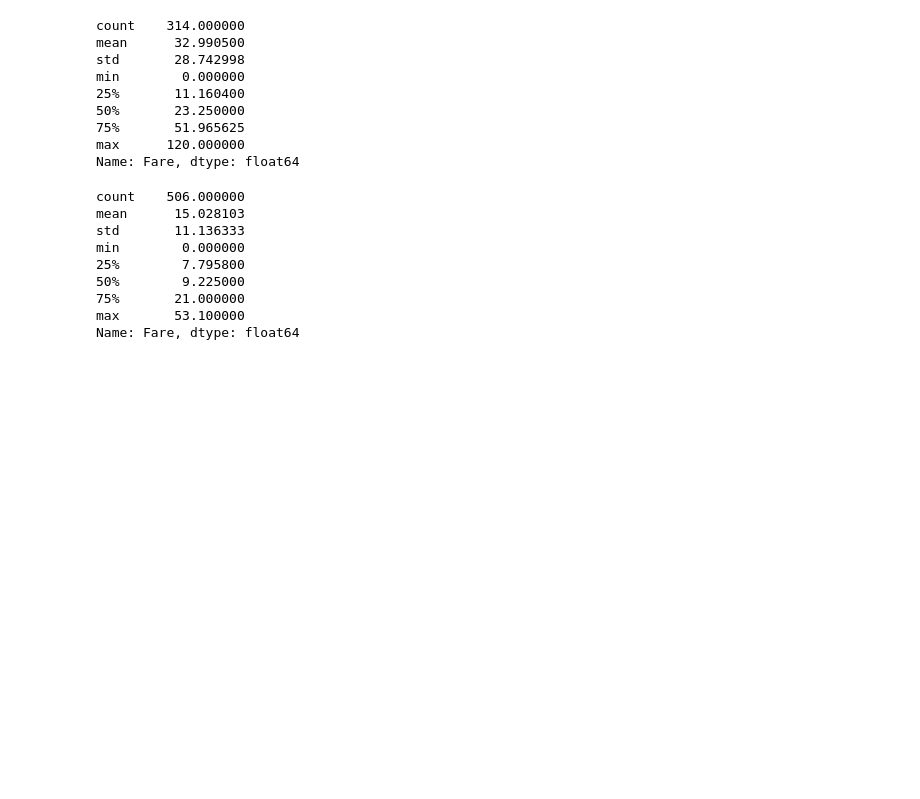
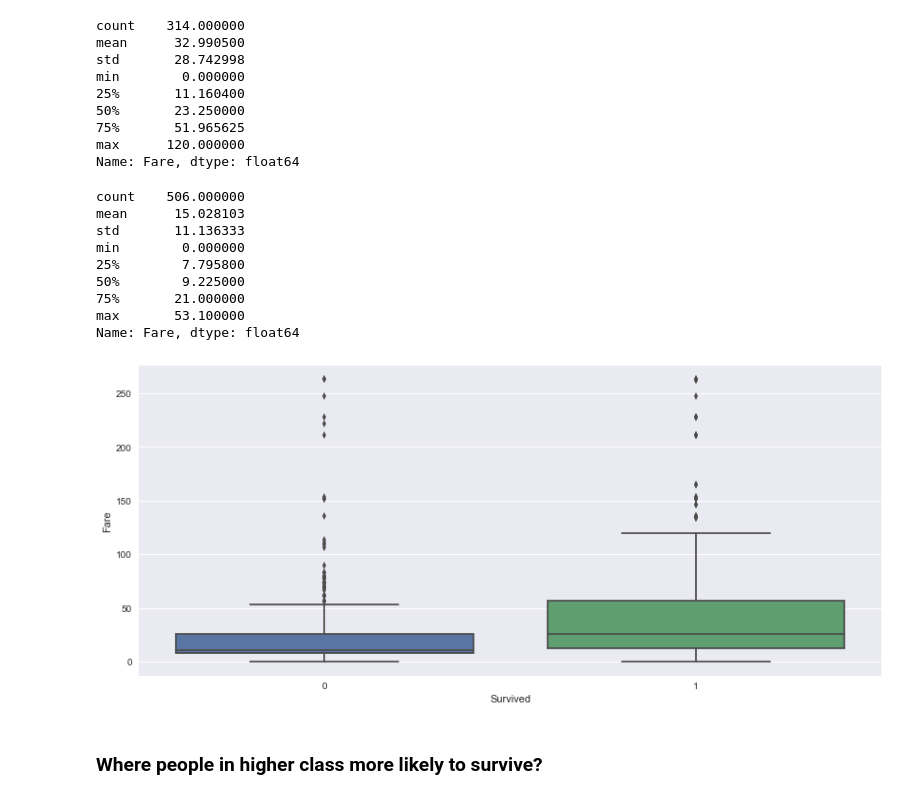
Before and after one commit to dataxerik/Udacity_Data_Analyst, a Jupyter notebook: Intro To Data Analytic/Intro To Data Analysis Project - Titanic Dataset.ipynb, the cells around one changed output. Drawn from its saved outputs; the diff is of its cells as text; code cells hidden in the pictures; blank space fills up the shorter version.

```diff
--- a/Intro To Data Analytic/Intro To Data Analysis Project - Titanic Dataset.ipynb
+++ b/Intro To Data Analytic/Intro To Data Analysis Project - Titanic Dataset.ipynb
@@ -310,9 +292,17 @@ min        0.000000
 75%       21.000000
 max       53.100000
 Name: Fare, dtype: float64
+# %%
+seaborn.set(rc={"figure.figsize": (14, 6)})
+seaborn.boxplot(y='Fare', x='Survived',data=modified_raw_df[modified_raw_df['Fare'] < 512])
+plt.show()
+# %% [output]
+[figure, added]
 # %%
 #(modified_raw_df['Fare'] == 0).sum()
 #modified_raw_df[modified_raw_df['Fare'] == 0]
+# %% [markdown]
+### Where people in higher class more likely to survive?
 # %%
 modified_raw_df.groupby(['Pclass', 'Survived'])['Pclass'].count()
 # %% [output]
```
Also changed, not shown: parts of 27 cells of this notebook.
